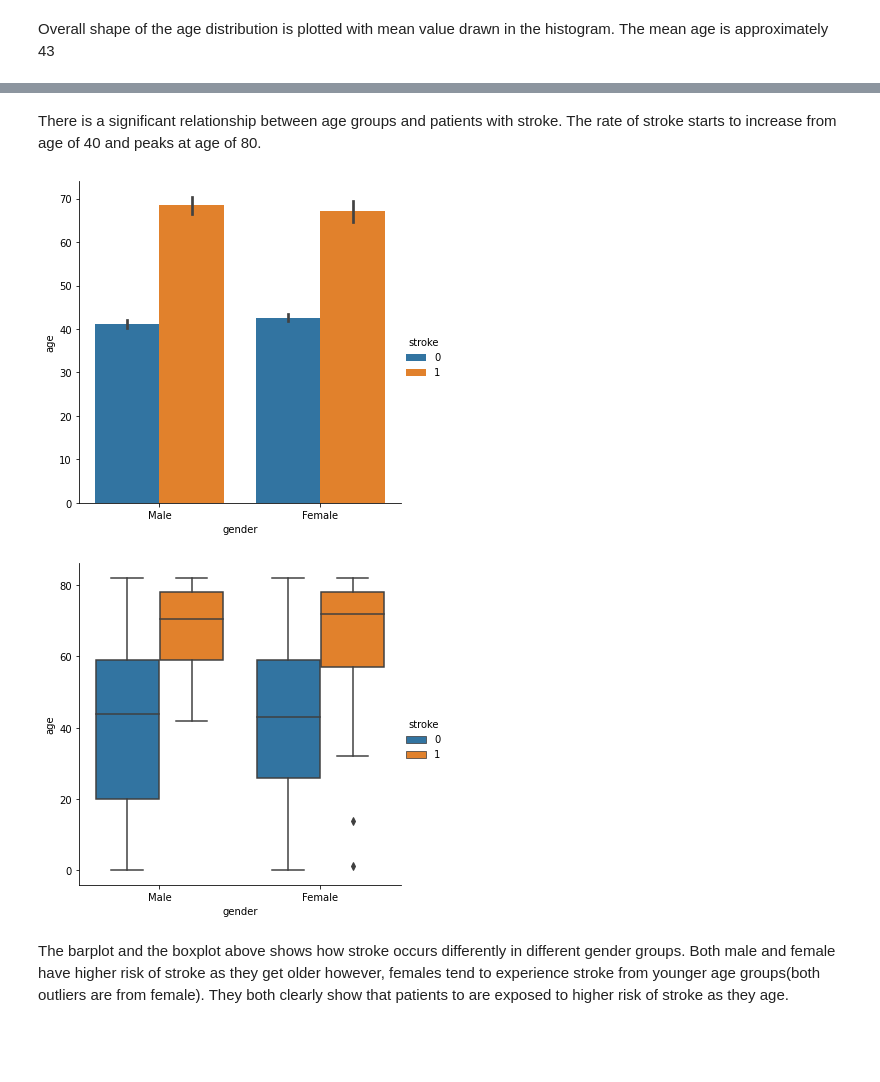
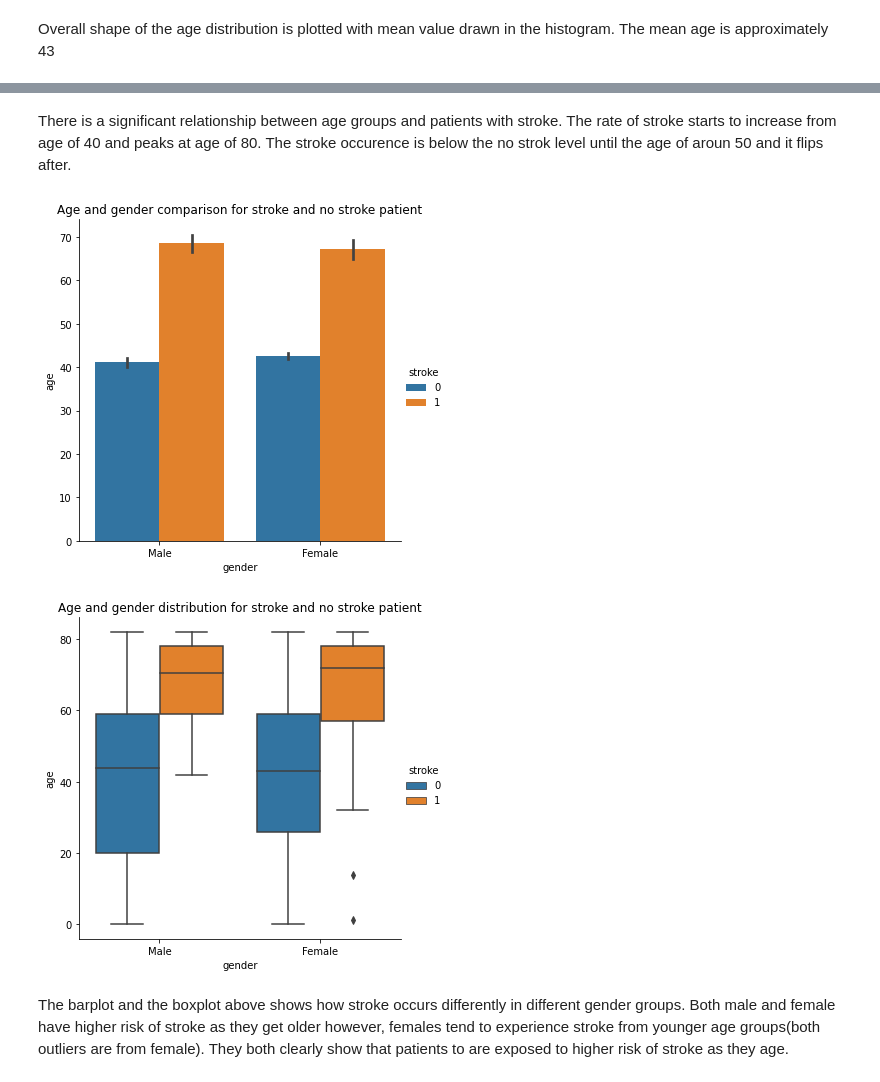
Before and after one commit to paulkimDSN/Capstone-2-Data-wranglling, a Jupyter notebook: EDA.ipynb, the cells around one changed output, grey strips where cells are left out. Drawn from its saved outputs; the diff is of its cells as text; code cells hidden in the pictures; blank space fills up the shorter version.

```diff
--- a/EDA.ipynb
+++ b/EDA.ipynb
@@ -110,0 +124,2 @@ Overall proportion of the patients with stroke is calculated from the dataset. T
+# %%
+df['bmi']=df['bmi'].fillna(df['bmi'].mean())
@@ -139,11 +174,13 @@ plt.legend()
 # %% [markdown]
-There is a significant relationship between age groups and patients with stroke. The rate of stroke starts to increase from age of 40 and peaks at age of 80.
+There is a significant relationship between age groups and patients with stroke. The rate of stroke starts to increase from age of 40 and peaks at age of 80. The stroke occurence is below the no strok level until the age of aroun 50 and it flips after.
 # %%
 _=sns.catplot(x='gender',y='age',data=df,kind='bar',hue='stroke')
+_=plt.title('Age and gender comparison for stroke and no stroke patient')
 _=sns.catplot(x='gender',y='age',data=df,hue='stroke',kind='box')
+_=plt.title('Age and gender distribution for stroke and no stroke patient')
 # %% [output]
-[figure, old version]
+[figure, new version]
-[figure, old version]
+[figure, new version]
 # %% [markdown]
 The barplot and the boxplot above shows how stroke occurs differently in different gender groups. Both male and female have higher risk of stroke as they get older however, females tend to experience stroke from younger age groups(both outliers are from female).
 They both clearly show that patients to are exposed to higher risk of stroke as they age.
```
Also changed, not shown: parts of 17 cells of this notebook.
